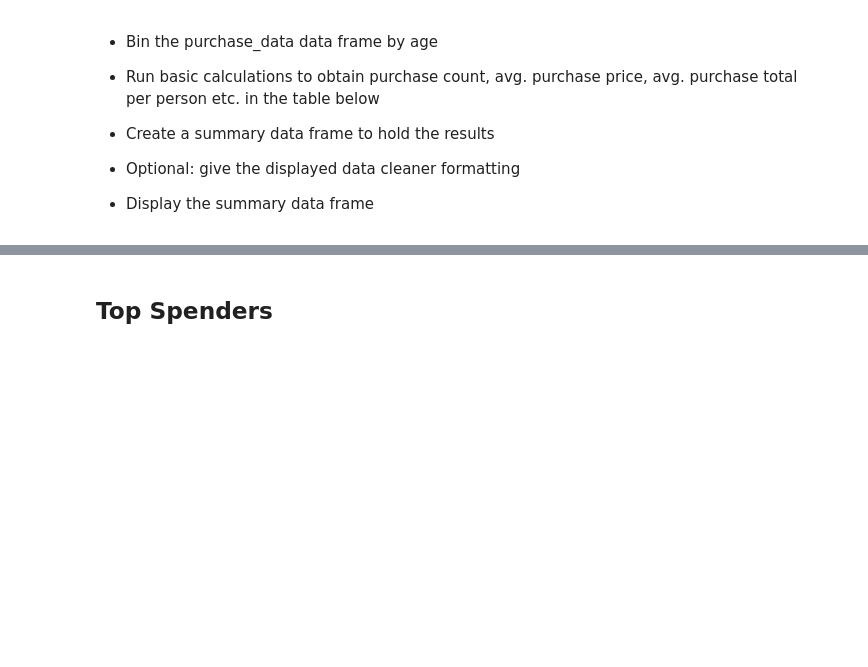
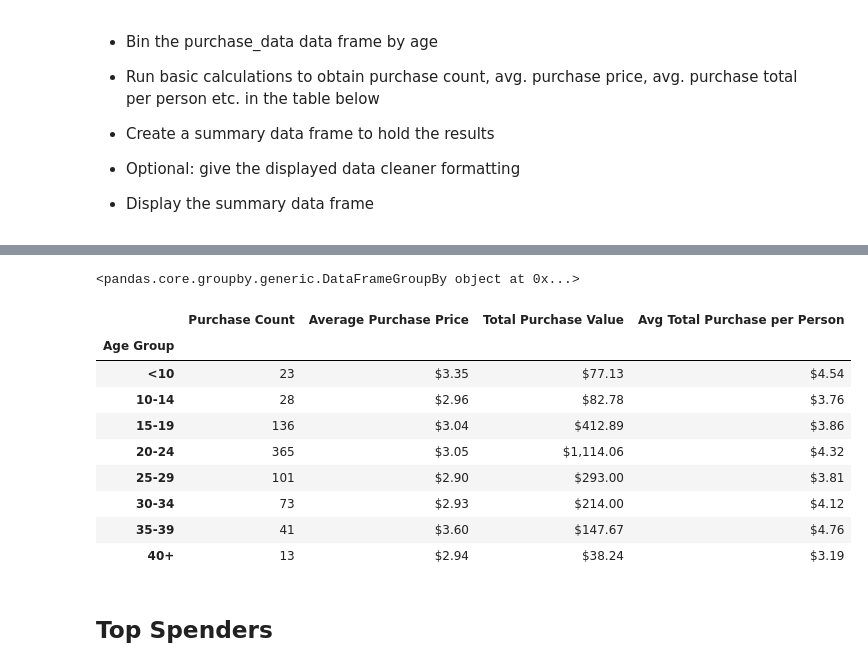
Before and after one commit to amunyhub/pandas-challenge, a Jupyter notebook: HeroesOfPymoli/HeroesOfPymoli.ipynb, the cells around one changed output, grey strips where cells are left out. Saved outputs shown, nothing was run; the diff lists cells and outputs as text; code cells hidden in the pictures; blank space fills up the shorter version.

```diff
--- a/HeroesOfPymoli/HeroesOfPymoli.ipynb
+++ b/HeroesOfPymoli/HeroesOfPymoli.ipynb
@@ -178,3 +321,71 @@ Name: Gender, dtype: int64
+# %%
+#create bins and labels
+bins=[0,9,14,19,24,29,34,39,45]
+
+age_labels=["<10","10-14","15-19","20-24","25-29","30-34","35-39","40+"]
+
+
+pd.cut(age_price_df["Age"],bins,labels=age_labels)
+
+#place new group "age group" in data frame
+age_price_df["Age Group"]=pd.cut(age_price_df["Age"],bins,labels=age_labels)
+
+age_groupby_df=age_price_df.groupby("Age Group")
+age_groupby_df
+# %% [output]
+<pandas.core.groupby.generic.DataFrameGroupBy object at 0x...>
+# %%
+#find out how many purchases fall into each bin=purchase count column
+pur_count_col=age_groupby_df["Price"].count()
+#print(pur_count_col)
+# %%
+#find out avg purchase price
+avg_pur_pr=age_groupby_df["Price"].mean()
+#print(avg_pur_pr)
+# %%
+#find out total purchase value
+tot_pur_value=age_groupby_df["Price"].sum()
+#print(tot_pur_value)
+# %%
+#find out avg total purchase per person
+avg_pur_pp=(age_groupby_df["Price"].sum()/age_demo_df["Total Count"])
+#print(avg_pur_pp)
+# %%
+#create summary for purchasing analysis(age)
+
+pur_analysis_age=pd.DataFrame({
+    "Purchase Count":(pur_count_col),
+    "Average Purchase Price":(avg_pur_pr),
+    "Total Purchase Value":(tot_pur_value),
+    "Avg Total Purchase per Person":(avg_pur_pp)
+})
+
+pur_analysis_age
+
+#formatting
+
+
+pur_analysis_age=pur_analysis_age.style.format({
+    "Average Purchase Price":"${:,.2f}",
+    "Total Purchase Value": "${:,.2f}",
+    "Avg Total Purchase per Person":"${:,.2f}"})
+
+#pur_analysis_age
+#pur_analysis_age["Average Purchase Price"]=pur_analysis_age["Average Purchase Price"].map("${:,.3}".format)
+#pur_analysis_age["Total Purchase Value"]=pur_analysis_age["Total Purchase Value"].map("${:,.3}".format)
+#pur_analysis_age["Avg Total Purchase per Person"]=pur_analysis_age["Avg Total Purchase per Person"].map("${:,.3}".format)
+pur_analysis_age
+# %% [output]
+|  | Purchase Count | Average Purchase Price | Total Purchase Value | Avg Total Purchase per Person |
+| Age Group |  |  |  |  |
+| <10 | 23 | $3.35 | $77.13 | $4.54 |
+| 10-14 | 28 | $2.96 | $82.78 | $3.76 |
+| 15-19 | 136 | $3.04 | $412.89 | $3.86 |
+| 20-24 | 365 | $3.05 | $1,114.06 | $4.32 |
+| 25-29 | 101 | $2.90 | $293.00 | $3.81 |
+| 30-34 | 73 | $2.93 | $214.00 | $4.12 |
+| 35-39 | 41 | $3.60 | $147.67 | $4.76 |
+| 40+ | 13 | $2.94 | $38.24 | $3.19 |
 # %% [markdown]
 ## Top Spenders
 # %% [markdown]
```
Also changed, not shown: parts of 34 cells of this notebook.
